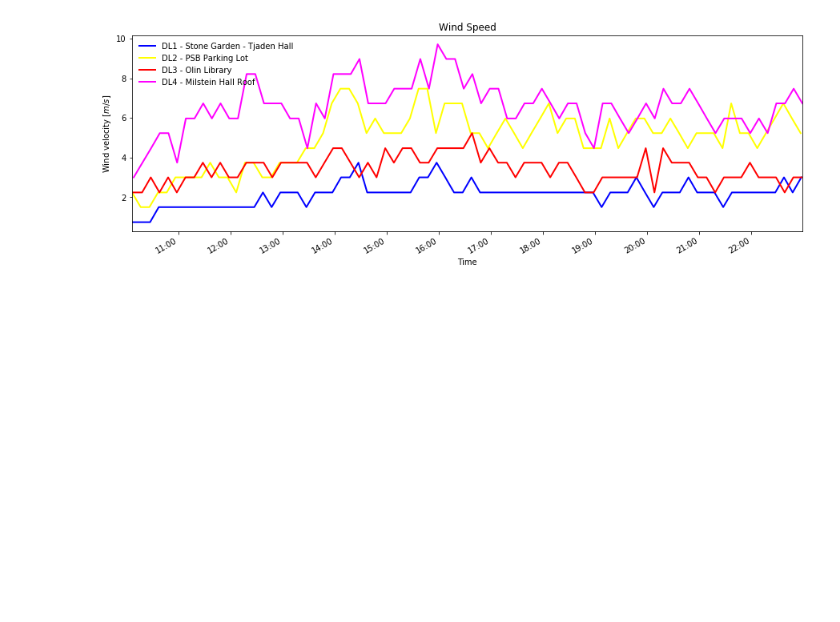
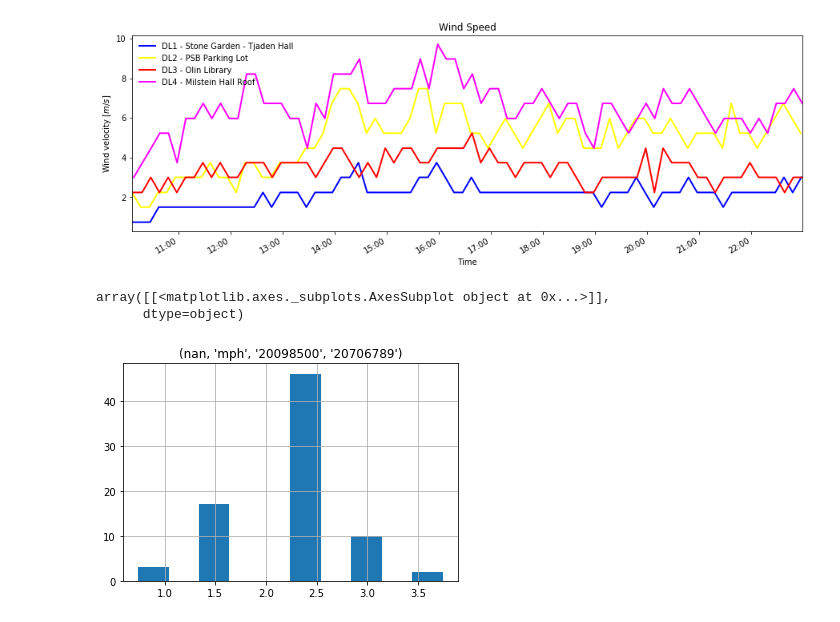
Before and after one commit to kastnerp/CampusMicroclimateAndWeather, a Jupyter notebook: ReadPlot.ipynb, the cells around one changed output. Drawn from its saved outputs; the diff is of its cells as text; code cells hidden in the pictures; blank space fills up the shorter version.

```diff
--- a/ReadPlot.ipynb
+++ b/ReadPlot.ipynb
@@ -212,6 +223,12 @@ ax.set_title(variable)
 plot_graph(plt, start_time, variable)
 # %% [output]
 [figure]
+# %%
+df1_[variable].hist()
+# %% [output]
+array([[<matplotlib.axes._subplots.AxesSubplot object at 0x...>]],
+      dtype=object)
+[figure, added]
 # %%
 #DL1	Stone Garden - Tjaden Hall
 #DL2	PSB Parking Lot
```
Also changed, not shown: parts of 6 cells of this notebook.
